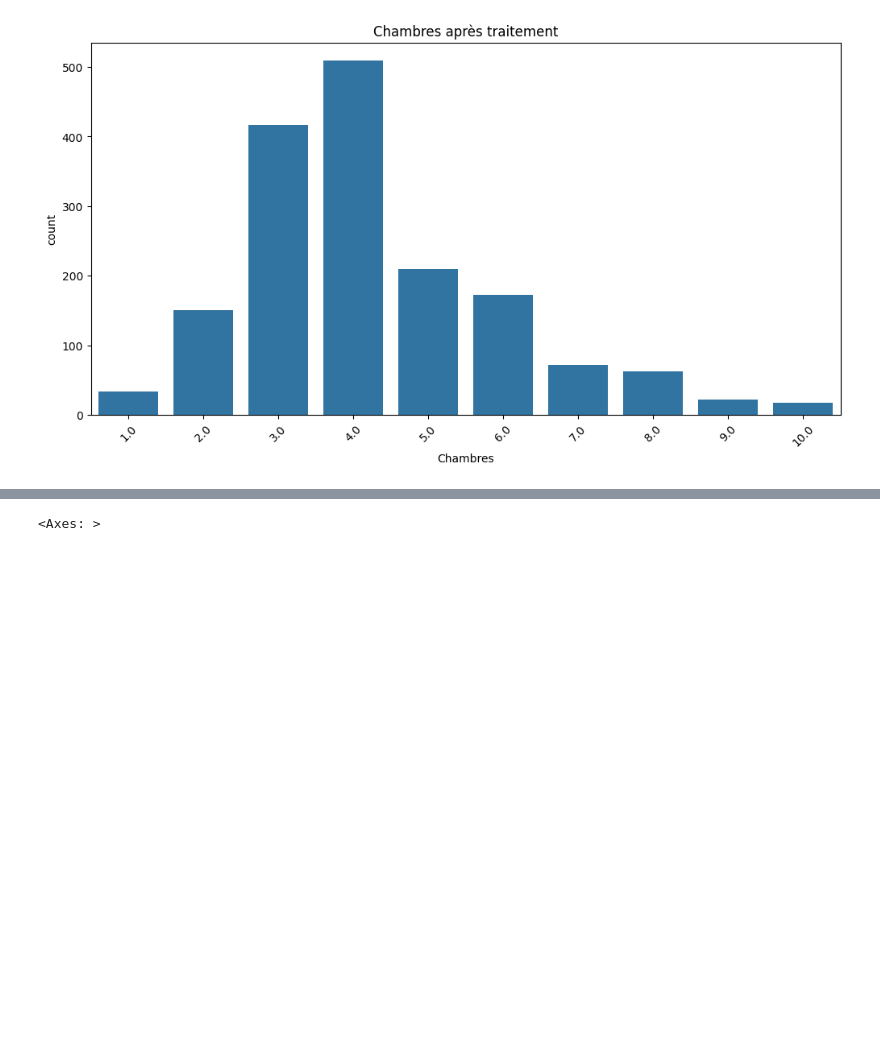
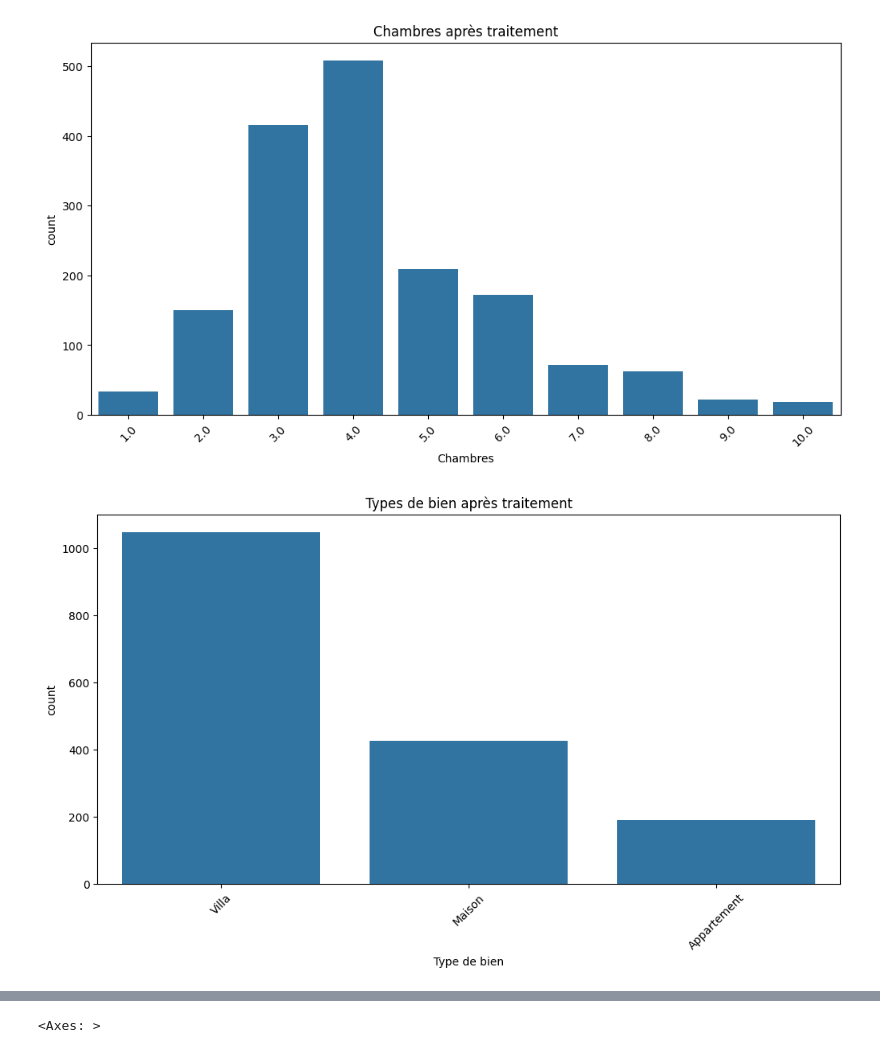
Before and after one commit to nourhen369/House-Price-Prediction, a Jupyter notebook: 2-data-understanding.ipynb, the cells around one changed output, grey strips where cells are left out. Cells and saved outputs as stored; diff of their text form; code cells hidden in the pictures; blank space fills up the shorter version.

```diff
--- a/2-data-understanding.ipynb
+++ b/2-data-understanding.ipynb
@@ -119,6 +117,14 @@ plt.xticks(rotation=45)
 plt.show()
 # %% [output]
 [figure]
+# %%
+plt.figure(figsize=(12, 6))
+sns.countplot(x='Type de bien', data=df_cleaned)
+plt.title('Types de bien après traitement')
+plt.xticks(rotation=45)
+plt.show()
+# %% [output]
+[figure, added]
 # %%
 # Apply one-hot encoding to the categorical variables
 df_encoded = pd.get_dummies(df_cleaned, columns=['Type de bien', 'Localisation'])
```
Also changed, not shown: parts of 5 cells of this notebook, 4 other files.
